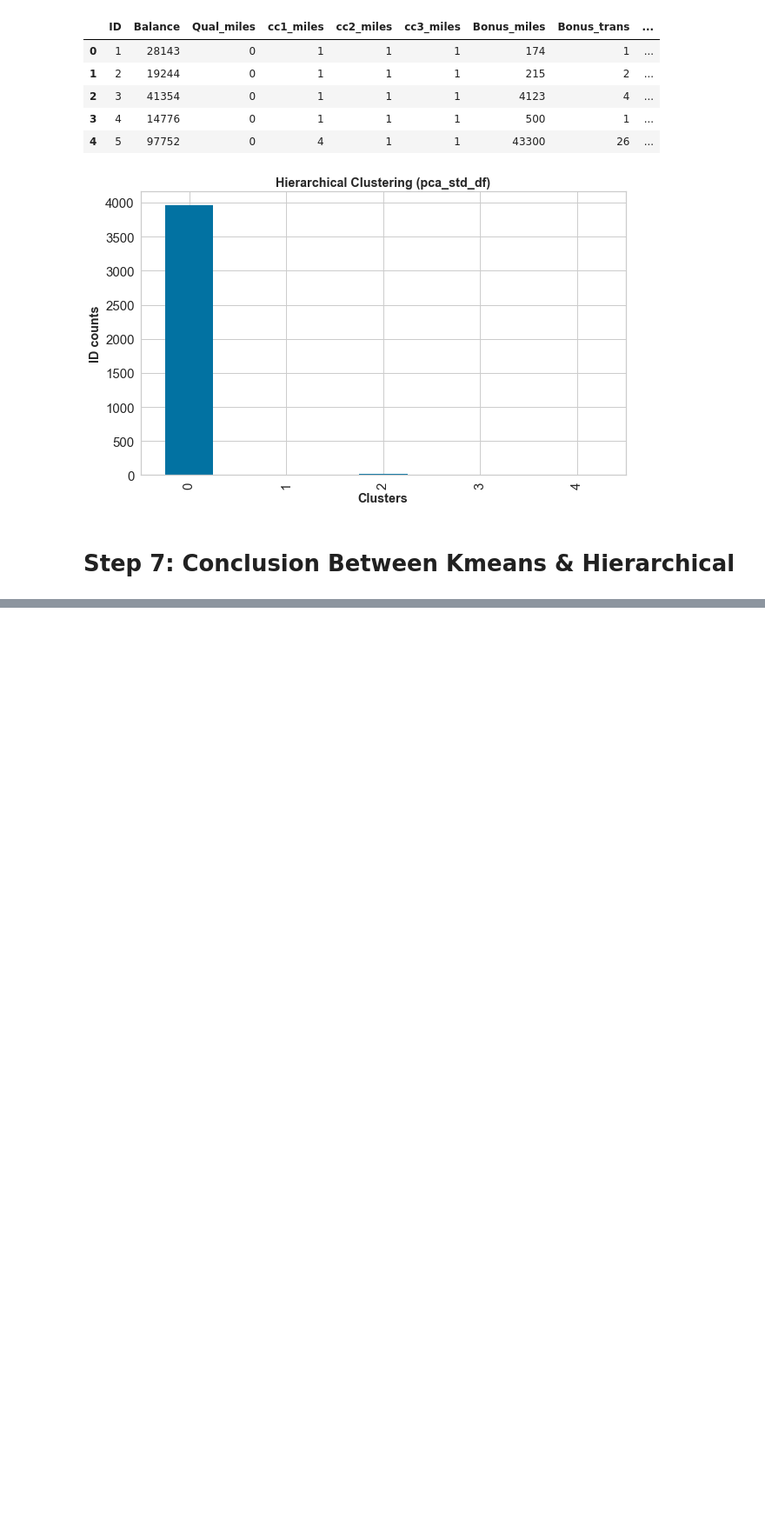
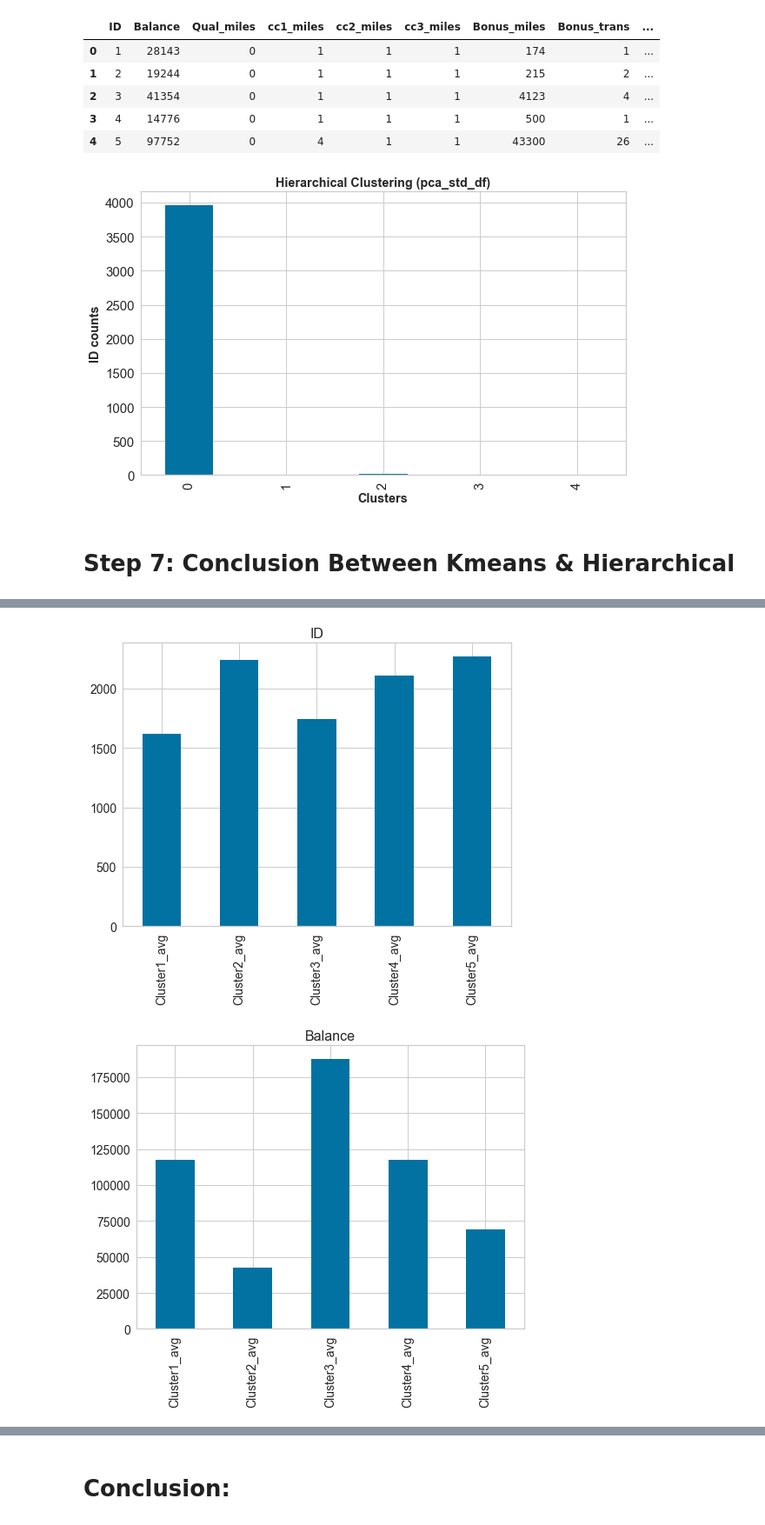
Before and after one commit to ShrikantUppin/Clustering, a Jupyter notebook: 1.1 K-MEANS/K-Means clustering.ipynb, the cells around one changed output, grey strips where cells are left out. Shown at 87% size. Saved outputs shown, nothing was run; the diff lists cells and outputs as text; code cells hidden in the pictures; blank space fills up the shorter version.

```diff
--- a/1.1 K-MEANS/K-Means clustering.ipynb
+++ b/1.1 K-MEANS/K-Means clustering.ipynb
@@ -681,0 +739,11 @@ plt.show()
+# %%
+# Sorting elements based on cluster label assigned and taking average for insights.
+
+cluster1 = pd.DataFrame(Kmeans_df.loc[Kmeans_df.Kmeans_Clustering==0].mean(),columns= ['Cluster1_avg'])
+cluster2 = pd.DataFrame(Kmeans_df.loc[Kmeans_df.Kmeans_Clustering==1].mean(),columns= ['Cluster2_avg'])
+cluster3 = pd.DataFrame(Kmeans_df.loc[Kmeans_df.Kmeans_Clustering==2].mean(),columns= ['Cluster3_avg'])
+cluster4 = pd.DataFrame(Kmeans_df.loc[Kmeans_df.Kmeans_Clustering==3].mean(),columns= ['Cluster4_avg'])
+cluster5 = pd.DataFrame(Kmeans_df.loc[Kmeans_df.Kmeans_Clustering==4].mean(),columns= ['Cluster5_avg'])
+# %%
+avg_df = pd.concat([cluster1,cluster2,cluster3,cluster4,cluster5],axis=1)
+avg_df
@@ -681,0 +775,12 @@ plt.show()
+# %%
+# Extract and plot one Column data .xs method
+for i , row in avg_df.iterrows():
+    fig = plt.subplots(figsize=(8,6))
+    j = avg_df.xs(i ,axis = 0)
+    plt.title(i, fontsize=16, fontweight=20)
+    j.plot(kind='bar',fontsize=14)
+    plt.show()
+    print()
+# %% [output]
+[figure, added]
+[figure, added]
@@ -681,0 +798,2 @@ plt.show()
+# %% [markdown]
+# Conclusion:
```
Also changed, not shown: parts of 15 cells of this notebook, 1 other file.
